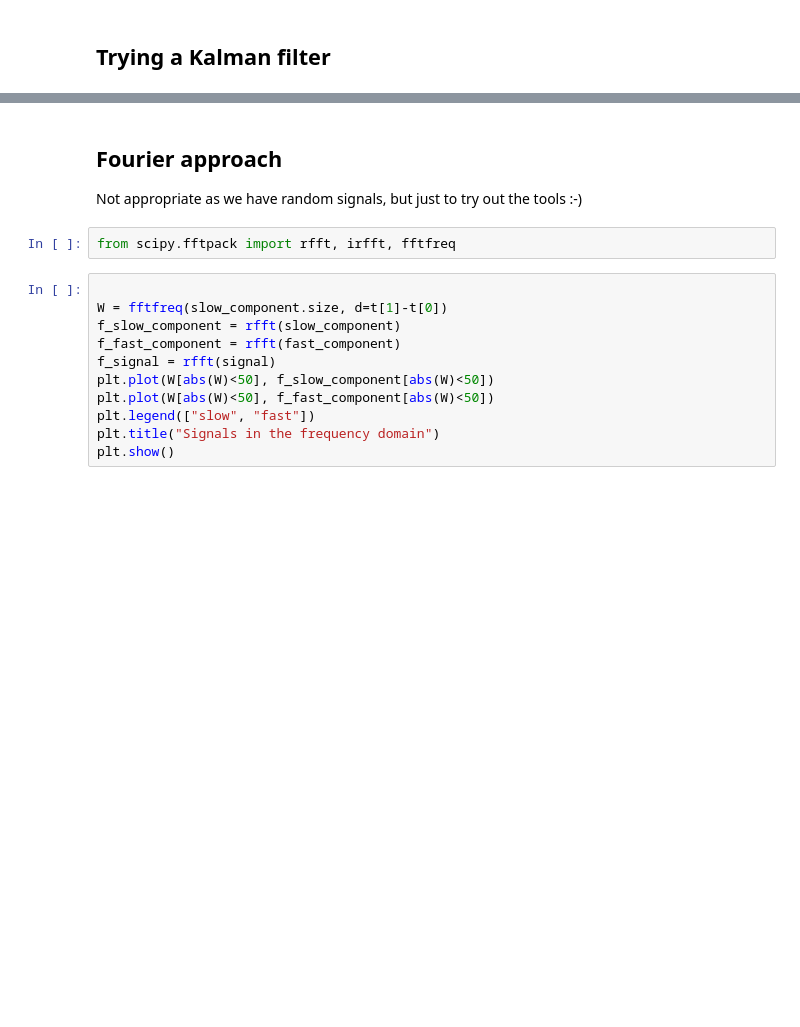
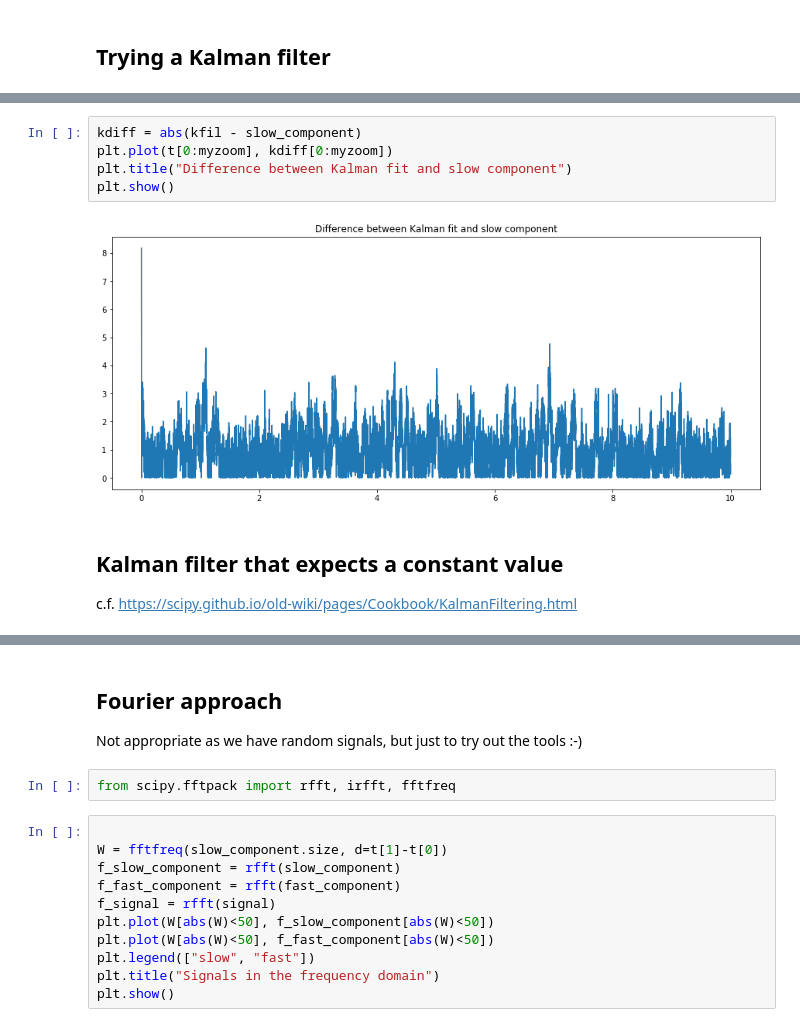
Before and after one commit to bcouturi/FilteringTest, a Jupyter notebook: Filtering.ipynb, the cells around one changed output, grey strips where cells are left out. Saved outputs shown, nothing was run; the diff lists cells and outputs as text; blank space fills up the shorter version.

```diff
--- a/Filtering.ipynb
+++ b/Filtering.ipynb
@@ -75,3 +160,14 @@ TODO: This is not finished, as the model is not correct
+# %%
+kdiff = abs(kfil - slow_component)
+plt.plot(t[0:myzoom], kdiff[0:myzoom])
+plt.title("Difference between Kalman fit and slow component")
+plt.show()
+# %% [output]
+[figure, added]
+# %% [markdown]
+## Kalman filter that expects a constant value
+
+c.f. https://scipy.github.io/old-wiki/pages/Cookbook/KalmanFiltering.html
 # %%
 # intial parameters
 n_iter = len(signal)
```
Also changed, not shown: parts of 20 cells of this notebook.
